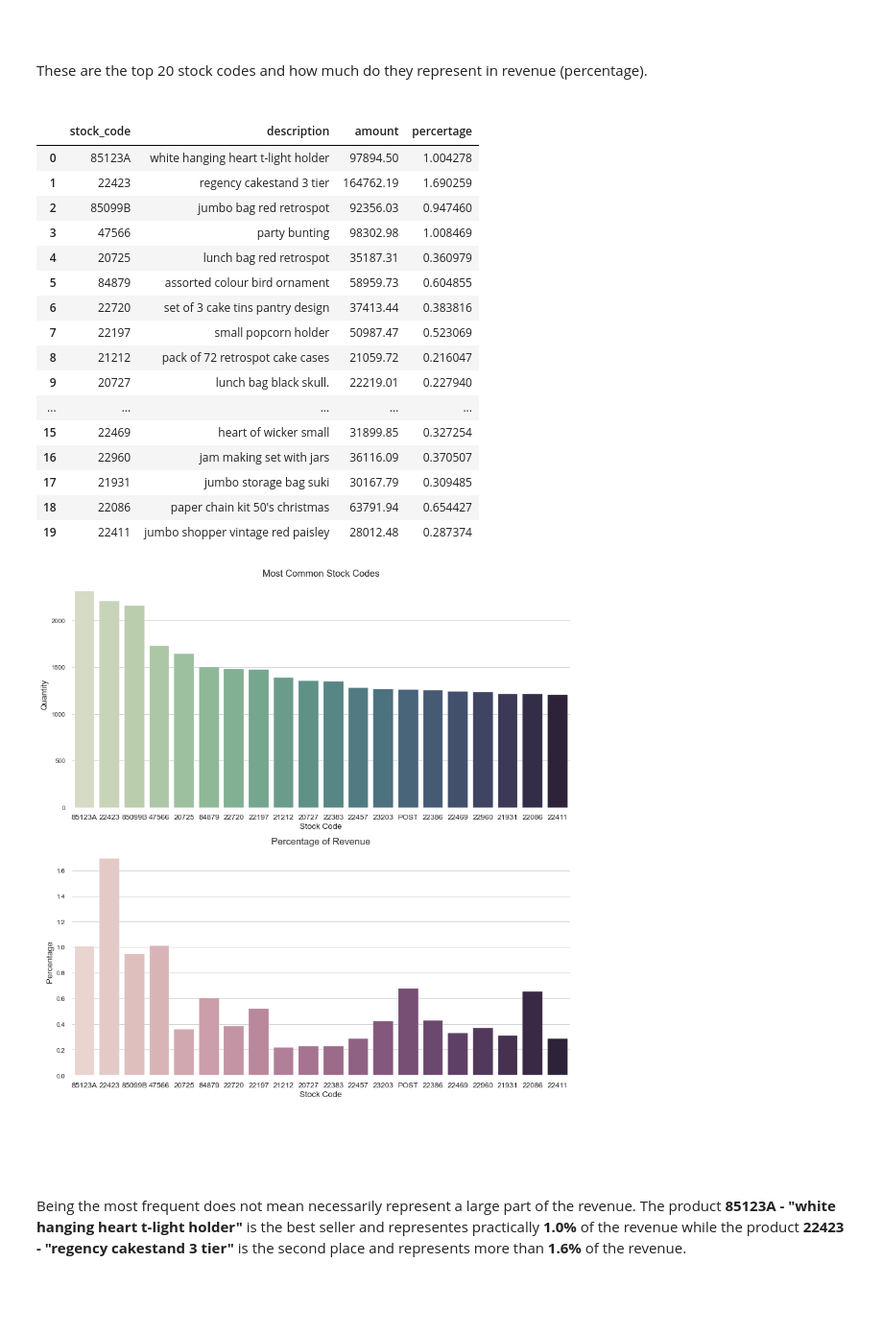
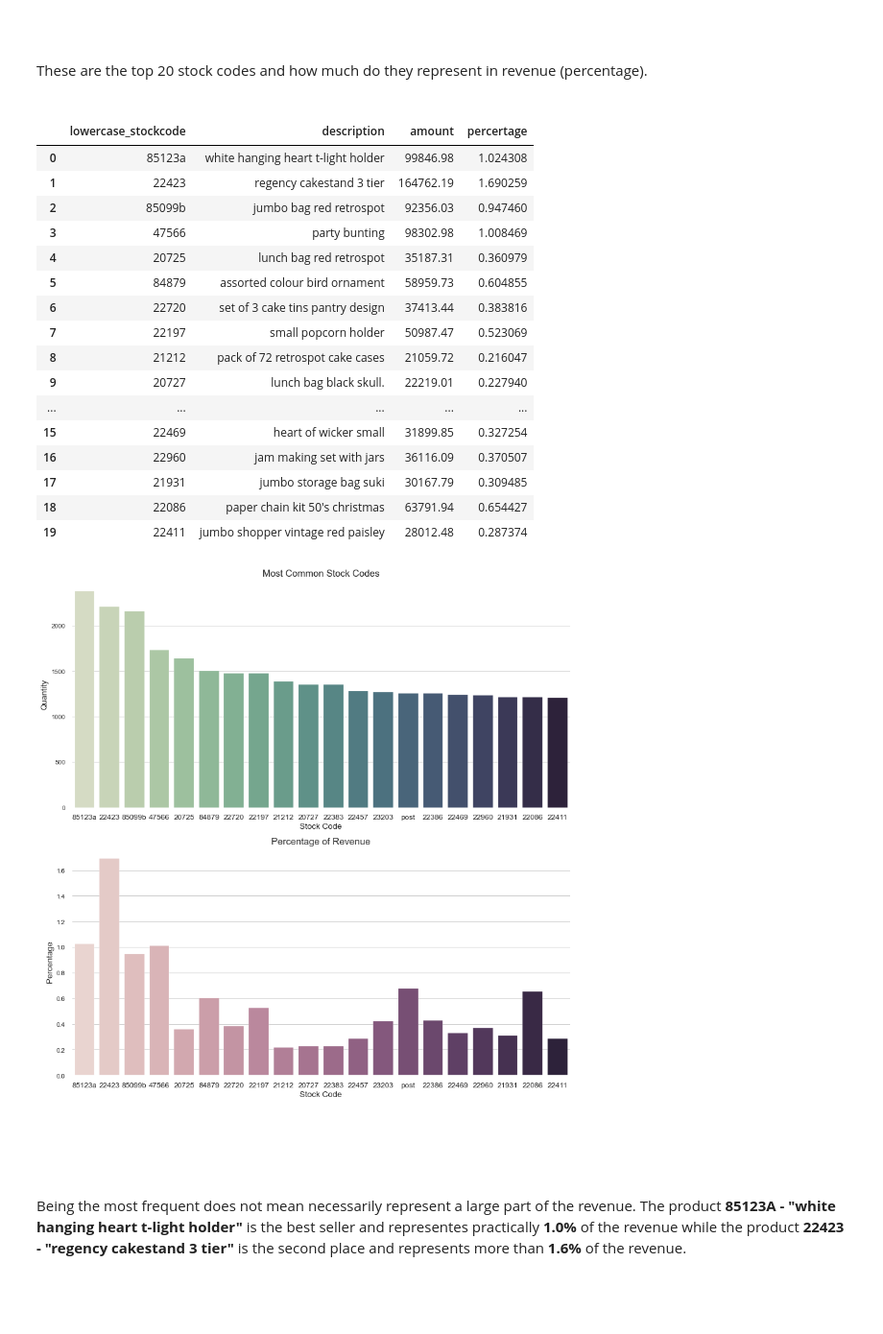
Before and after one commit to waltervt/Data_Science_Projects, a Jupyter notebook: E-Commerce Data Analysis/E-Commerce_Data_Analysis.ipynb, the cells around one changed output. Shown at 96% size. Drawn from its saved outputs; the diff is of its cells as text; code cells hidden in the pictures.

```diff
--- a/E-Commerce Data Analysis/E-Commerce_Data_Analysis.ipynb
+++ b/E-Commerce Data Analysis/E-Commerce_Data_Analysis.ipynb
@@ -84,7 +98,12 @@ df.head()
 | 3 | 536365 | 84029G | KNITTED UNION FLAG HOT WATER BOTTLE | 6 | 12/1/2010 8:26 | 3.39 | 17850.0 | United Kingdom |
 | 4 | 536365 | 84029E | RED WOOLLY HOTTIE WHITE HEART. | 6 | 12/1/2010 8:26 | 3.39 | 17850.0 | United Kingdom |
 # %%
-# New columns to represent description and country in lower case
+# New columns to represent stock code, description and country in lower case
+
+# Lowercase stock code
+df.loc[~df['stock_code'].isna(), 'lowercase_stockcode'] = df.loc[
+                                                                 ~df['stock_code'].isna(), 'stock_code'
+                                                                ].apply(lambda text: text.lower())
 
 # Lowercase description
 df.loc[~df['description'].isna(), 'lowercase_description'] = df.loc[
@@ -347,6 +368,6 @@ In Data Preparation section it was possible to observe missing values in lowerca
 <br/>
 <br/>
 # %%
-products = df[['stock_code', 'lowercase_description']].drop_duplicates()
+products = df[['lowercase_stockcode', 'lowercase_description']].drop_duplicates()
 products.head()
 # %% [output]
@@ -1332,22 +1355,22 @@ These are the top 20 stock codes and how much do they represent in revenue (perc
 # %%
 common_codes = []
 
-for code in df['stock_code'].value_counts()[:20].index:
+for code in df['lowercase_stockcode'].value_counts()[:20].index:
 
     common_codes.append((code,
                          products[
-                                  (products[~products.isna()]['stock_code'] == code)
+                                  (products[~products.isna()]['lowercase_stockcode'] == code)
                                  ]['lowercase_description'].iloc[0],
-                         df[df['stock_code'] == code]['amount_spent'].sum(),
-                         df[df['stock_code'] == code]['amount_spent'].sum() / df['amount_spent'].sum() * 100))
+                         df[df['lowercase_stockcode'] == code]['amount_spent'].sum(),
+                         df[df['lowercase_stockcode'] == code]['amount_spent'].sum() / df['amount_spent'].sum() * 100))
 
 
-pd.DataFrame(common_codes, columns=['stock_code', 'description', 'amount', 'percertage'])
+pd.DataFrame(common_codes, columns=['lowercase_stockcode', 'description', 'amount', 'percertage'])
 # %% [output]
-|  | stock_code | description | amount | percertage |
-| 0 | 85123A | white hanging heart t-light holder | 97894.50 | 1.004278 |
+|  | lowercase_stockcode | description | amount | percertage |
+| 0 | 85123a | white hanging heart t-light holder | 99846.98 | 1.024308 |
 | 1 | 22423 | regency cakestand 3 tier | 164762.19 | 1.690259 |
-| 2 | 85099B | jumbo bag red retrospot | 92356.03 | 0.947460 |
+| 2 | 85099b | jumbo bag red retrospot | 92356.03 | 0.947460 |
 | 3 | 47566 | party bunting | 98302.98 | 1.008469 |
 | 4 | 20725 | lunch bag red retrospot | 35187.31 | 0.360979 |
 | 5 | 84879 | assorted colour bird ornament | 58959.73 | 0.604855 |
@@ -1365,42 +1388,42 @@ pd.DataFrame(common_codes, columns=['stock_code', 'description', 'amount', 'perc
 fig, axes = plt.subplots(2, 1, figsize=(12, 12))
 
 # The 20 most common stock codes
-ax = df['stock_code'].value_counts()[:20]
+ax = df['lowercase_stockcode'].value_counts()[:20]
 
 sns.barplot(x=ax.index, y=ax,
             palette=sns.cubehelix_palette(20, start=.5, rot=-.75),
             ax=axes[0])
 
 axes[0].set_title('Most Common Stock Codes', fontsize=15)
 axes[0].set_xlabel('Stock Code', fontsize=13)
 axes[0].set_ylabel('Quantity', fontsize=13)
 
 axes[0].tick_params(axis="x", labelsize=12)
 
 # Percentage of revenue (20 most common stock codes)
 common_codes = []
 
-for code in df['stock_code'].value_counts()[:20].index:
+for code in df['lowercase_stockcode'].value_counts()[:20].index:
 
     common_codes.append((code,
-                         df[df['stock_code'] == code]['amount_spent'].sum() / df['amount_spent'].sum() * 100))
+                         df[df['lowercase_stockcode'] == code]['amount_spent'].sum() / df['amount_spent'].sum() * 100))
 
 
-ax = pd.DataFrame(common_codes, columns=['stock_code', 'percertage'])
+ax = pd.DataFrame(common_codes, columns=['lowercase_stockcode', 'percertage'])
 
-sns.barplot(x='stock_code', y='percertage', data=ax,
+sns.barplot(x='lowercase_stockcode', y='percertage', data=ax,
             palette=sns.cubehelix_palette(20),
             ax=axes[1])
 
 axes[1].set_title('Percentage of Revenue', fontsize=15)
 axes[1].set_xlabel('Stock Code', fontsize=13)
 axes[1].set_ylabel('Percentage', fontsize=13)
 
 axes[1].tick_params(axis="x", labelsize=12)
 
 plt.tight_layout()
 # %% [output]
-[figure, old version]
+[figure, new version]
 # %% [markdown]
 <br/><br/><br/>
 
```
Also changed, not shown: parts of 103 cells of this notebook.
